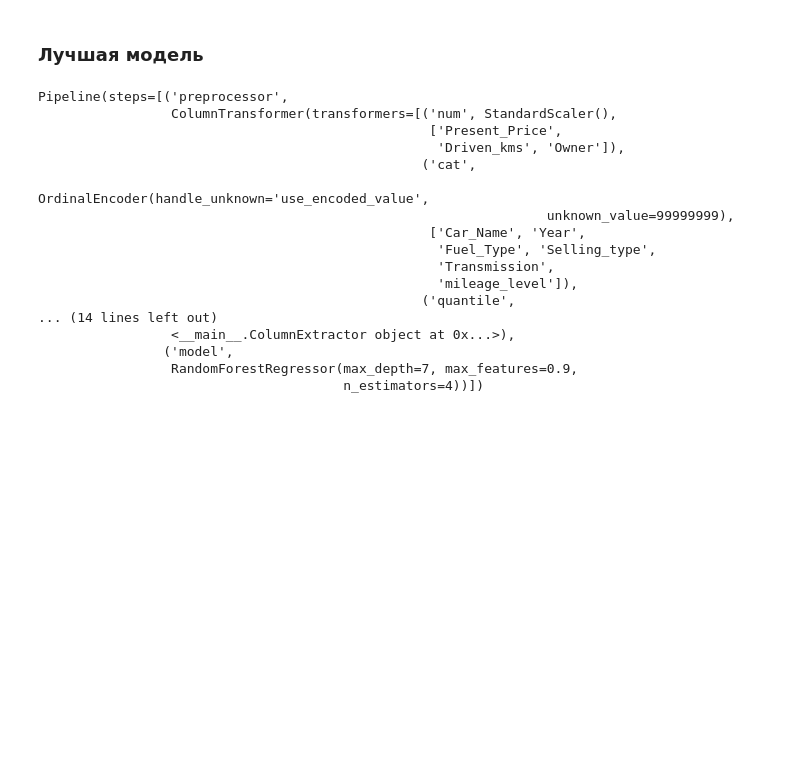
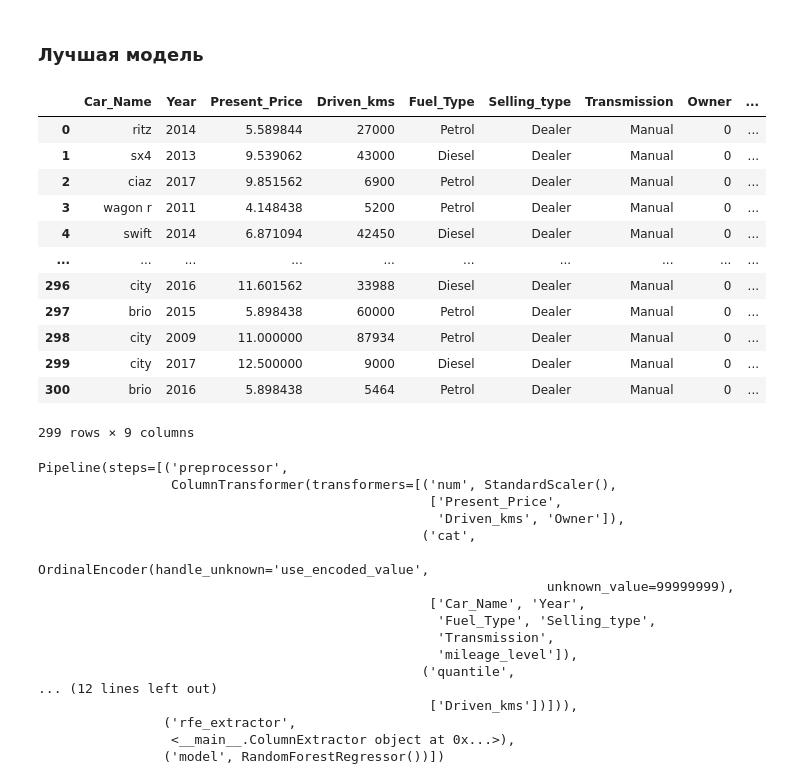
Before and after one commit to ViktorovGO/IIS_LR1, a Jupyter notebook: research/research.ipynb, the cells around one changed output. Cells and saved outputs as stored; diff of their text form; code cells hidden in the pictures; blank space fills up the shorter version.

```diff
--- a/research/research.ipynb
+++ b/research/research.ipynb
@@ -892,17 +907,32 @@ df = df.rename(columns={'Selling_Price': 'target'})
 # %%
 Y = df['target']
 X = df.drop('target', axis=1)
+# %%
+X
+# %% [output]
+|  | Car_Name | Year | Present_Price | Driven_kms | Fuel_Type | Selling_type | Transmission | Owner | ... |
+| 0 | ritz | 2014 | 5.589844 | 27000 | Petrol | Dealer | Manual | 0 | ... |
+| 1 | sx4 | 2013 | 9.539062 | 43000 | Diesel | Dealer | Manual | 0 | ... |
+| 2 | ciaz | 2017 | 9.851562 | 6900 | Petrol | Dealer | Manual | 0 | ... |
+| 3 | wagon r | 2011 | 4.148438 | 5200 | Petrol | Dealer | Manual | 0 | ... |
+| 4 | swift | 2014 | 6.871094 | 42450 | Diesel | Dealer | Manual | 0 | ... |
+| ... | ... | ... | ... | ... | ... | ... | ... | ... | ... |
+| 296 | city | 2016 | 11.601562 | 33988 | Diesel | Dealer | Manual | 0 | ... |
+| 297 | brio | 2015 | 5.898438 | 60000 | Petrol | Dealer | Manual | 0 | ... |
+| 298 | city | 2009 | 11.000000 | 87934 | Petrol | Dealer | Manual | 0 | ... |
+| 299 | city | 2017 | 12.500000 | 9000 | Diesel | Dealer | Manual | 0 | ... |
+| 300 | brio | 2016 | 5.898438 | 5464 | Petrol | Dealer | Manual | 0 | ... |
+299 rows × 9 columns
 # %%
-regressor_optimized = RandomForestRegressor(max_depth=7, max_features=0.9, n_estimators=4)
-prod_model  = MlExperiment('production', EXPERIMENT_NAME, preprocessor_sklearn, regressor_optimized)
-prod_model.pipeline = Pipeline(steps=[
+rfe_skl_pipeline  = MlExperiment('rfe_feature_selection', EXPERIMENT_NAME, preprocessor_sklearn, regressor)
+rfe_skl_pipeline.pipeline = Pipeline(steps=[
     ('preprocessor', preprocessor_sklearn),
     ('rfe_extractor', ColumnExtractor(rfe_idx)),
-    ('model', regressor_optimized)
+    ('model', regressor)
 ])
-prod_model.model_fit(X, Y)
-prod_model.model_predict(X, Y)
-prod_model.pipeline
+rfe_skl_pipeline.model_fit(X, Y)
+rfe_skl_pipeline.model_predict(X, Y)
+rfe_skl_pipeline.pipeline
 # %% [output]
 Pipeline(steps=[('preprocessor',
                  ColumnTransformer(transformers=[('num', StandardScaler(),
@@ -916,9 +946,9 @@ Pipeline(steps=[('preprocessor',
                                                    'Transmission',
                                                    'mileage_level']),
                                                  ('quantile',
-... (14 lines left out)
+... (12 lines left out)
+                                                  ['Driven_kms'])])),
+                ('rfe_extractor',
                  <__main__.ColumnExtractor object at 0x...>),
-                ('model',
-                 RandomForestRegressor(max_depth=7, max_features=0.9,
-                                       n_estimators=4))])
+                ('model', RandomForestRegressor())])
 # %%
```
Also changed, not shown: parts of 27 cells of this notebook, 11 other files.
